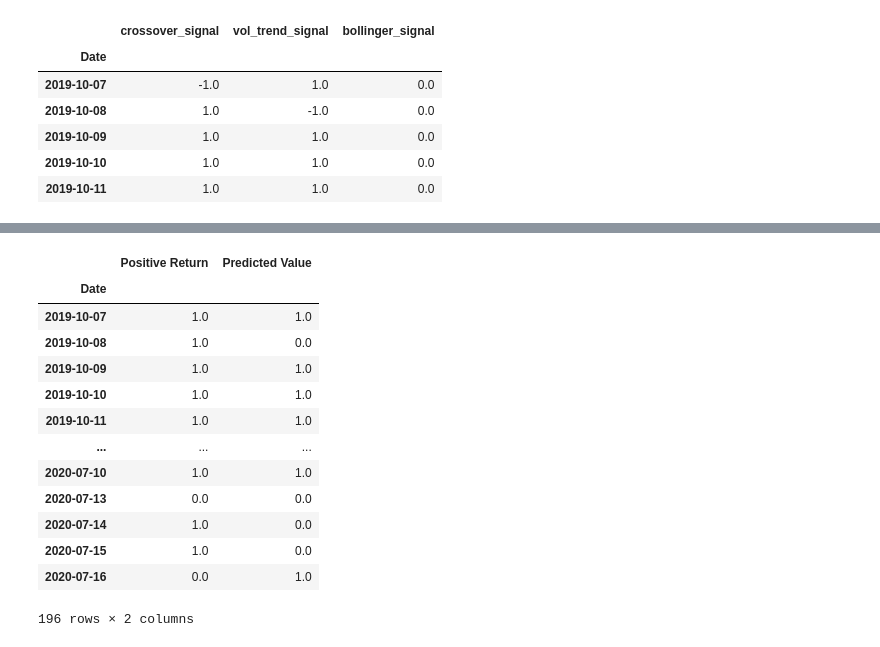
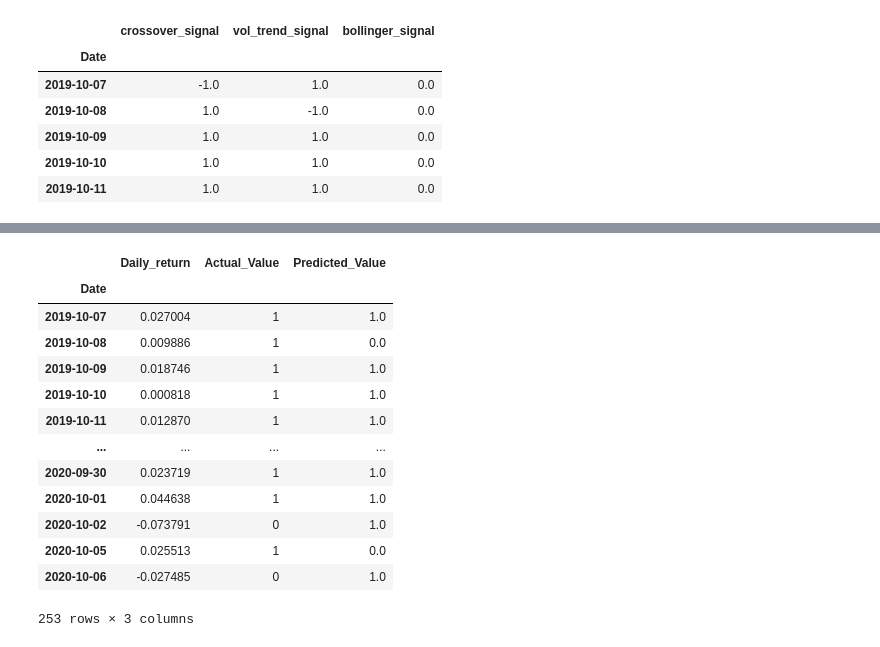
Before and after one commit to klleung72781/fintech_project_2, a Jupyter notebook: TSLA_RNN_MODEL.ipynb, the cells around one changed output, grey strips where cells are left out. Cells and saved outputs as stored; diff of their text form; code cells hidden in the pictures.

```diff
--- a/TSLA_RNN_MODEL.ipynb
+++ b/TSLA_RNN_MODEL.ipynb
@@ -244,7 +245,7 @@ Testing End: 2020-07-16
 # %%
 # Construct the X_train and y_train datasets
-X_train = df[x_var_list][training_start:training_end]
-y_train = df['Positive Return'][training_start:training_end]
+X_train = trading_signals_df[x_var_list][training_start:training_end]
+y_train = trading_signals_df['Positive Return'][training_start:training_end]
 
 X_train.tail()
 # %% [output]
@@ -257,8 +258,8 @@ X_train.tail()
 | 2019-10-04 | 1.0 | -1.0 | 0.0 |
 # %%
 # Construct the X test and y test datasets
-X_test = df[x_var_list][testing_start:testing_end]
-y_test = df['Positive Return'][testing_start:testing_end]
+X_test = trading_signals_df[x_var_list][testing_start:testing_end]
+y_test = trading_signals_df['Positive Return'][testing_start:testing_end]
 
 X_test.tail()
 # %% [output]
@@ -337,0 +335,9 @@ Results.head()
+# %%
+# Set index as datetime object and drop extraneous columns
+daily_df.set_index(pd.to_datetime(daily_df.index, infer_datetime_format=True), inplace=True)
+daily_df.sort_index()
+#df.drop(columns=['index'], inplace=True)
+
+
+daily_df.dropna(inplace=True)
+daily_df.head()
@@ -337,0 +362,3 @@ Results.head()
+# %%
+daily_df = daily_df.iloc[-253:]
+daily_df
@@ -354,21 +399,21 @@ array([1., 0., 1., 1., 1., 1., 0., 1., 1., 1., 1., 1., 1., 1., 0., 0., 0.,
 # %%
 # Add predicted results to DataFrame
-Results["Predicted Value"] = predictions
-Results
+daily_df["Predicted_Value"] = predictions
+daily_df
 # %% [output]
-|  | Positive Return | Predicted Value |
-| Date |  |  |
-| 2019-10-07 | 1.0 | 1.0 |
-| 2019-10-08 | 1.0 | 0.0 |
-| 2019-10-09 | 1.0 | 1.0 |
-| 2019-10-10 | 1.0 | 1.0 |
-| 2019-10-11 | 1.0 | 1.0 |
-| ... | ... | ... |
-| 2020-07-10 | 1.0 | 1.0 |
-| 2020-07-13 | 0.0 | 0.0 |
-| 2020-07-14 | 1.0 | 0.0 |
-| 2020-07-15 | 1.0 | 0.0 |
-| 2020-07-16 | 0.0 | 1.0 |
+|  | Daily_return | Actual_Value | Predicted_Value |
+| Date |  |  |  |
+| 2019-10-07 | 0.027004 | 1 | 1.0 |
+| 2019-10-08 | 0.009886 | 1 | 0.0 |
+| 2019-10-09 | 0.018746 | 1 | 1.0 |
+| 2019-10-10 | 0.000818 | 1 | 1.0 |
+| 2019-10-11 | 0.012870 | 1 | 1.0 |
+| ... | ... | ... | ... |
+| 2020-09-30 | 0.023719 | 1 | 1.0 |
+| 2020-10-01 | 0.044638 | 1 | 1.0 |
+| 2020-10-02 | -0.073791 | 0 | 1.0 |
+| 2020-10-05 | 0.025513 | 1 | 0.0 |
+| 2020-10-06 | -0.027485 | 0 | 1.0 |
-196 rows × 2 columns
+253 rows × 3 columns
 # %%
 # Plot predicted results vs. actual results
```
Also changed, not shown: parts of 30 cells of this notebook.
